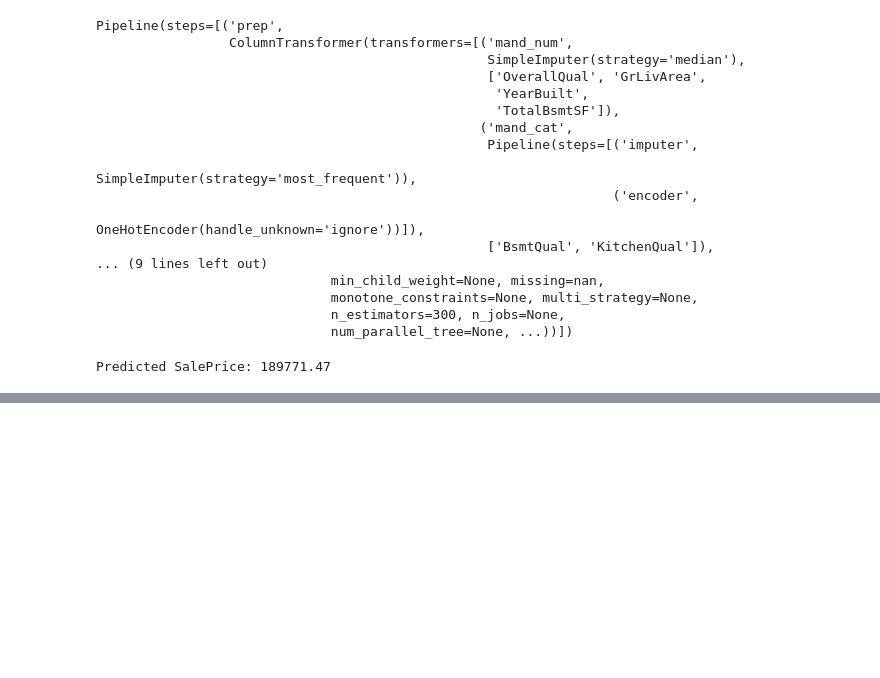
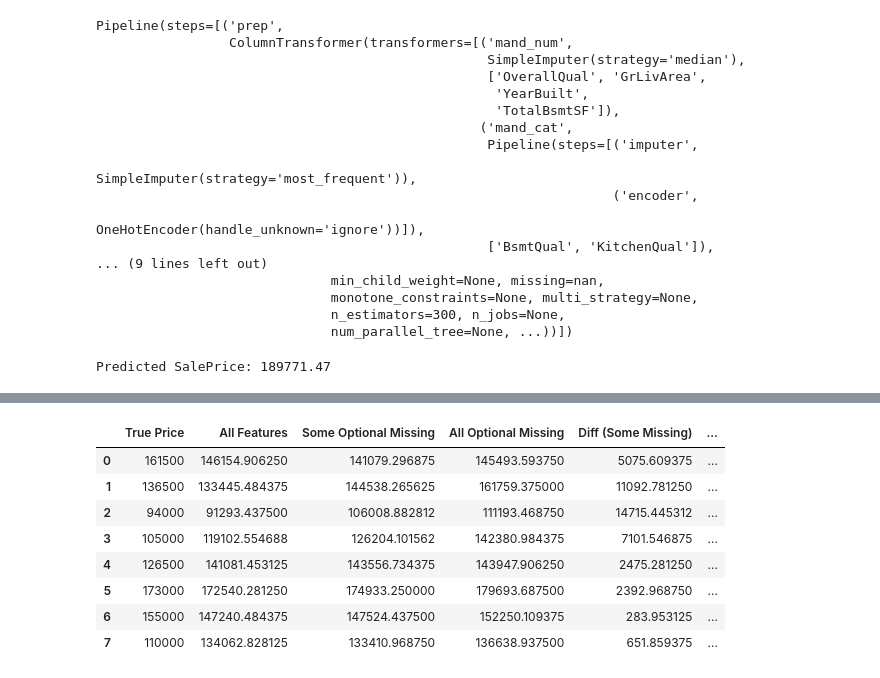
Before and after one commit to OctaMarina/house-price-prediction-integra, a Jupyter notebook: notebooks/regression_models_full_dataset_frunza_roxana.ipynb, the cells around one changed output, grey strips where cells are left out. Cells and saved outputs as stored; diff of their text form; code cells hidden in the pictures; blank space fills up the shorter version.

```diff
--- a/notebooks/regression_models_full_dataset_frunza_roxana.ipynb
+++ b/notebooks/regression_models_full_dataset_frunza_roxana.ipynb
@@ -1532,0 +1538,2 @@ print(f"Predicted SalePrice: {prediction[0]:.2f}")
+# %%
+pred_all_features = pipeline.predict(X_test_samples)
@@ -1532,0 +1542,5 @@ print(f"Predicted SalePrice: {prediction[0]:.2f}")
+# %%
+X_test_some_missing = X_test_samples.copy()
+X_test_some_missing[["GarageArea", "LotFrontage"]] = np.nan
+
+pred_some_optional_missing = pipeline.predict(X_test_some_missing)
@@ -1532,0 +1549,15 @@ print(f"Predicted SalePrice: {prediction[0]:.2f}")
+# %%
+X_test_all_optional_missing = X_test_samples.copy()
+
+X_test_all_optional_missing[optional_numeric + optional_categorical] = np.nan
+
+pred_all_optional_missing = pipeline.predict(X_test_all_optional_missing)
+# %%
+comparison_df = pd.DataFrame({
+    "True Price": y_test_samples.values,
+    "All Features": pred_all_features,
+    "Some Optional Missing": pred_some_optional_missing,
+    "All Optional Missing": pred_all_optional_missing
+})
+
+comparison_df
@@ -1532,0 +1574,20 @@ print(f"Predicted SalePrice: {prediction[0]:.2f}")
+# %%
+comparison_df["Diff - Some Missing"] = abs(
+    comparison_df["All Features"] - comparison_df["Some Optional Missing"]
+)
+
+comparison_df["Diff - All Optional Missing"] = abs(
+    comparison_df["All Features"] - comparison_df["All Optional Missing"]
+)
+
+comparison_df
+# %% [output]
+|  | True Price | All Features | Some Optional Missing | All Optional Missing | Diff (Some Missing) | ... |
+| 0 | 161500 | 146154.906250 | 141079.296875 | 145493.593750 | 5075.609375 | ... |
+| 1 | 136500 | 133445.484375 | 144538.265625 | 161759.375000 | 11092.781250 | ... |
+| 2 | 94000 | 91293.437500 | 106008.882812 | 111193.468750 | 14715.445312 | ... |
+| 3 | 105000 | 119102.554688 | 126204.101562 | 142380.984375 | 7101.546875 | ... |
+| 4 | 126500 | 141081.453125 | 143556.734375 | 143947.906250 | 2475.281250 | ... |
+| 5 | 173000 | 172540.281250 | 174933.250000 | 179693.687500 | 2392.968750 | ... |
+| 6 | 155000 | 147240.484375 | 147524.437500 | 152250.109375 | 283.953125 | ... |
+| 7 | 110000 | 134062.828125 | 133410.968750 | 136638.937500 | 651.859375 | ... |
```
Also changed, not shown: parts of 6 cells of this notebook.
